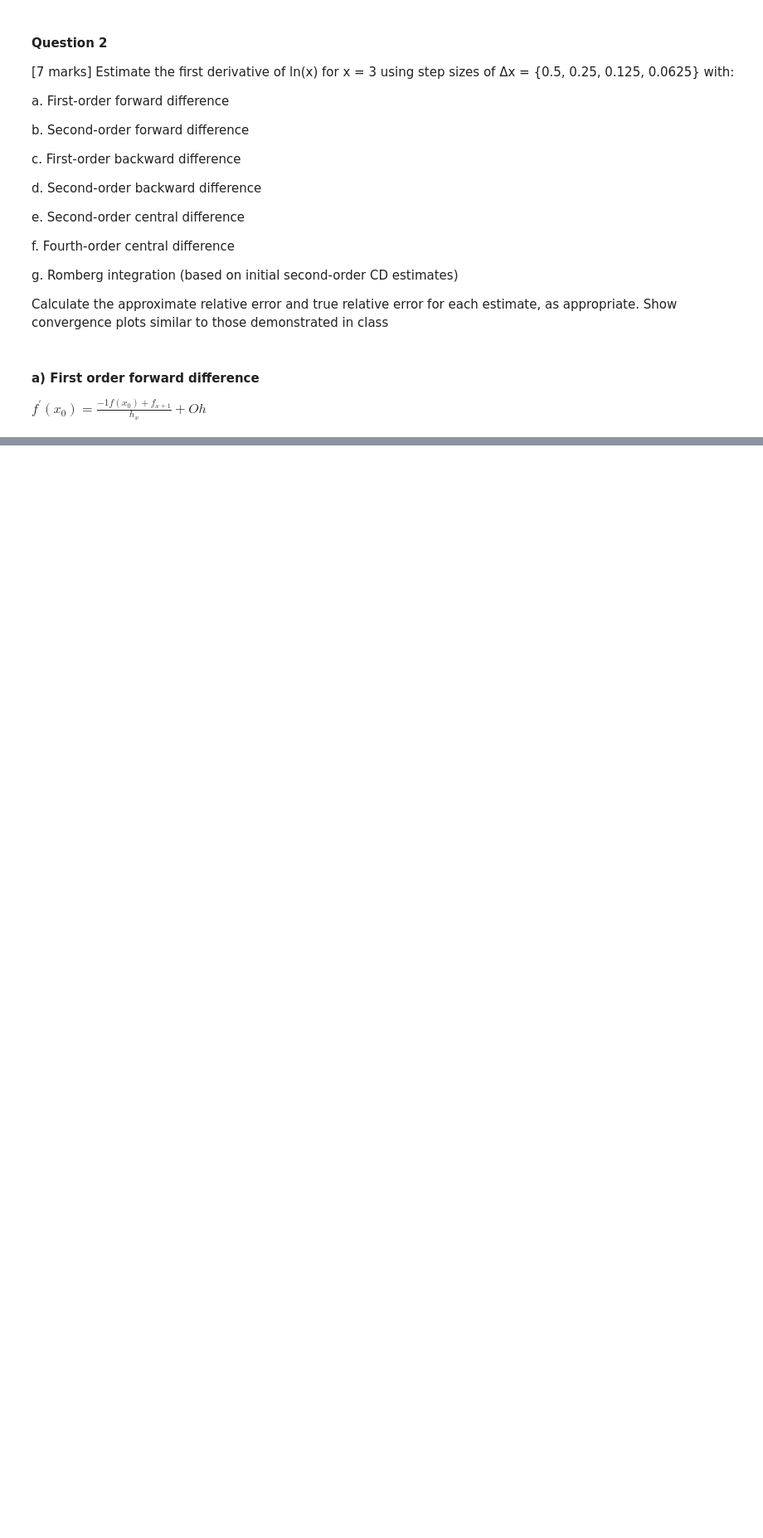
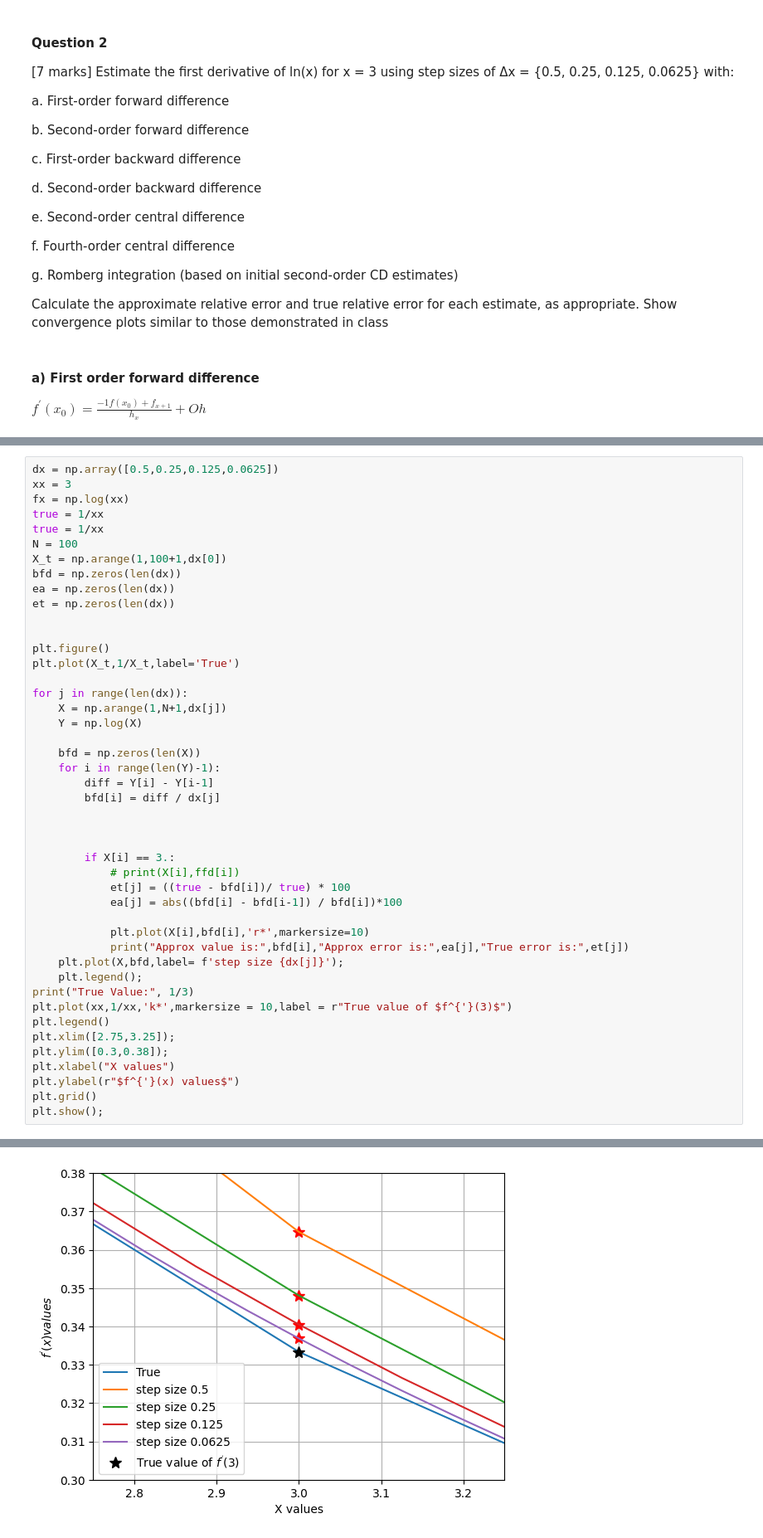
Before and after one commit to Ben-Corner/GOPH619_Labs, a Jupyter notebook: Lab1/Lab2.ipynb, the cells around one changed output, grey strips where cells are left out. Shown at 83% size. Drawn from its saved outputs; the diff is of its cells as text; blank space fills up the shorter version.

```diff
--- a/Lab1/Lab2.ipynb
+++ b/Lab1/Lab2.ipynb
@@ -45,0 +217,46 @@ array([0, 0, 0, 0, 0, 0, 0, 0, 0, 0])
+# %%
+dx = np.array([0.5,0.25,0.125,0.0625])
+xx = 3
+fx = np.log(xx)
+true = 1/xx
+true = 1/xx
+N = 100
+X_t = np.arange(1,100+1,dx[0])
+bfd = np.zeros(len(dx))
+ea = np.zeros(len(dx))
+et = np.zeros(len(dx))
+
+
+plt.figure()
+plt.plot(X_t,1/X_t,label='True')
+
+for j in range(len(dx)):
+    X = np.arange(1,N+1,dx[j])
+    Y = np.log(X)
+
+    bfd = np.zeros(len(X))
+    for i in range(len(Y)-1):
+        diff = Y[i] - Y[i-1]
+        bfd[i] = diff / dx[j]
+
+
+
+        if X[i] == 3.:
+            # print(X[i],ffd[i])
+            et[j] = ((true - bfd[i])/ true) * 100
+            ea[j] = abs((bfd[i] - bfd[i-1]) / bfd[i])*100
+
+            plt.plot(X[i],bfd[i],'r*',markersize=10)
+            print("Approx value is:",bfd[i],"Approx error is:",ea[j],"True error is:",et[j])
+    plt.plot(X,bfd,label= f'step size {dx[j]}');
+    plt.legend();
+print("True Value:", 1/3)
+plt.plot(xx,1/xx,'k*',markersize = 10,label = r"True value of $f^{'}(3)$")
+plt.legend()
+plt.xlim([2.75,3.25]);
+plt.ylim([0.3,0.38]);
+plt.xlabel("X values")
+plt.ylabel(r"$f^{'}(x) values$")
+plt.grid()
+plt.show();
+# %% [output]
@@ -45,0 +268 @@ array([0, 0, 0, 0, 0, 0, 0, 0, 0, 0])
+[figure, added]
```
Also changed, not shown: parts of 12 cells of this notebook, 1 other file.
